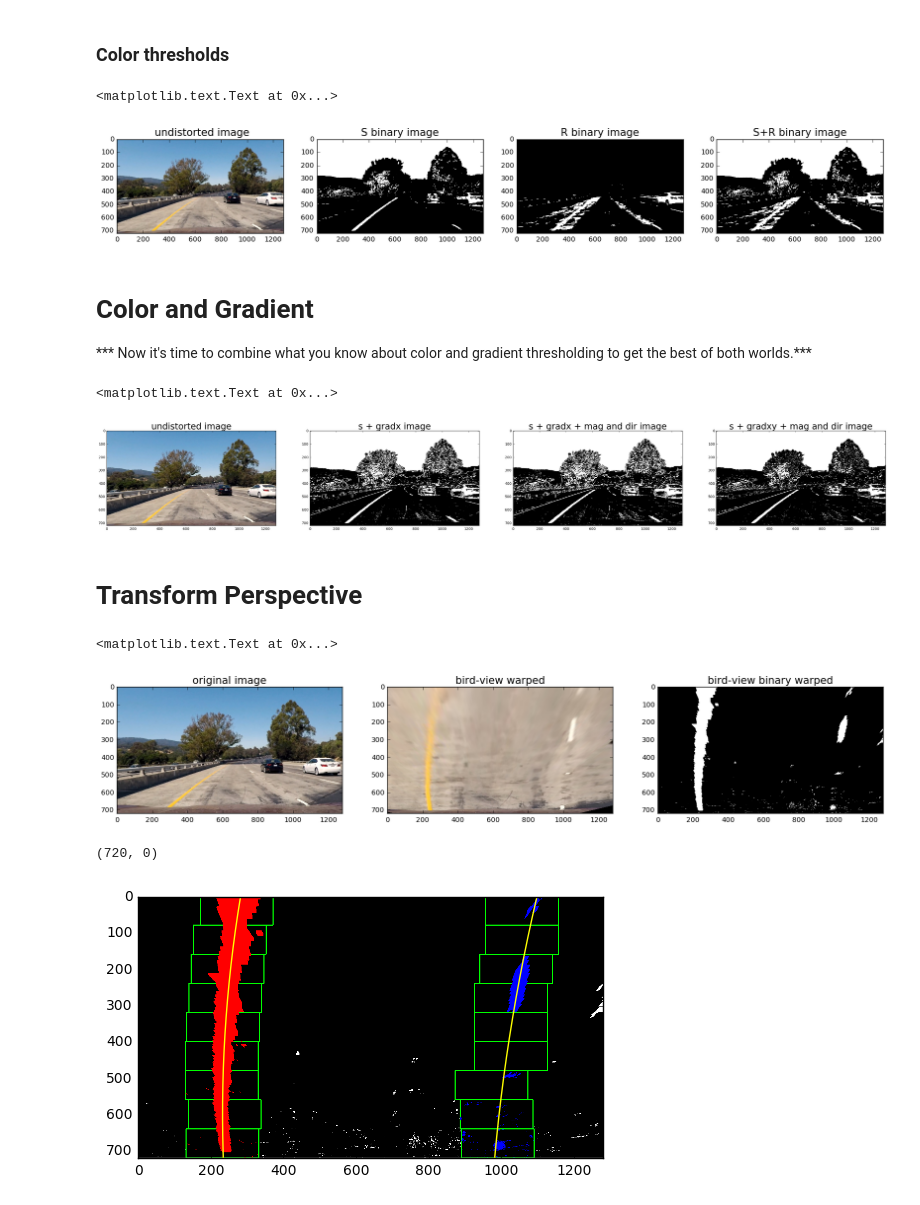
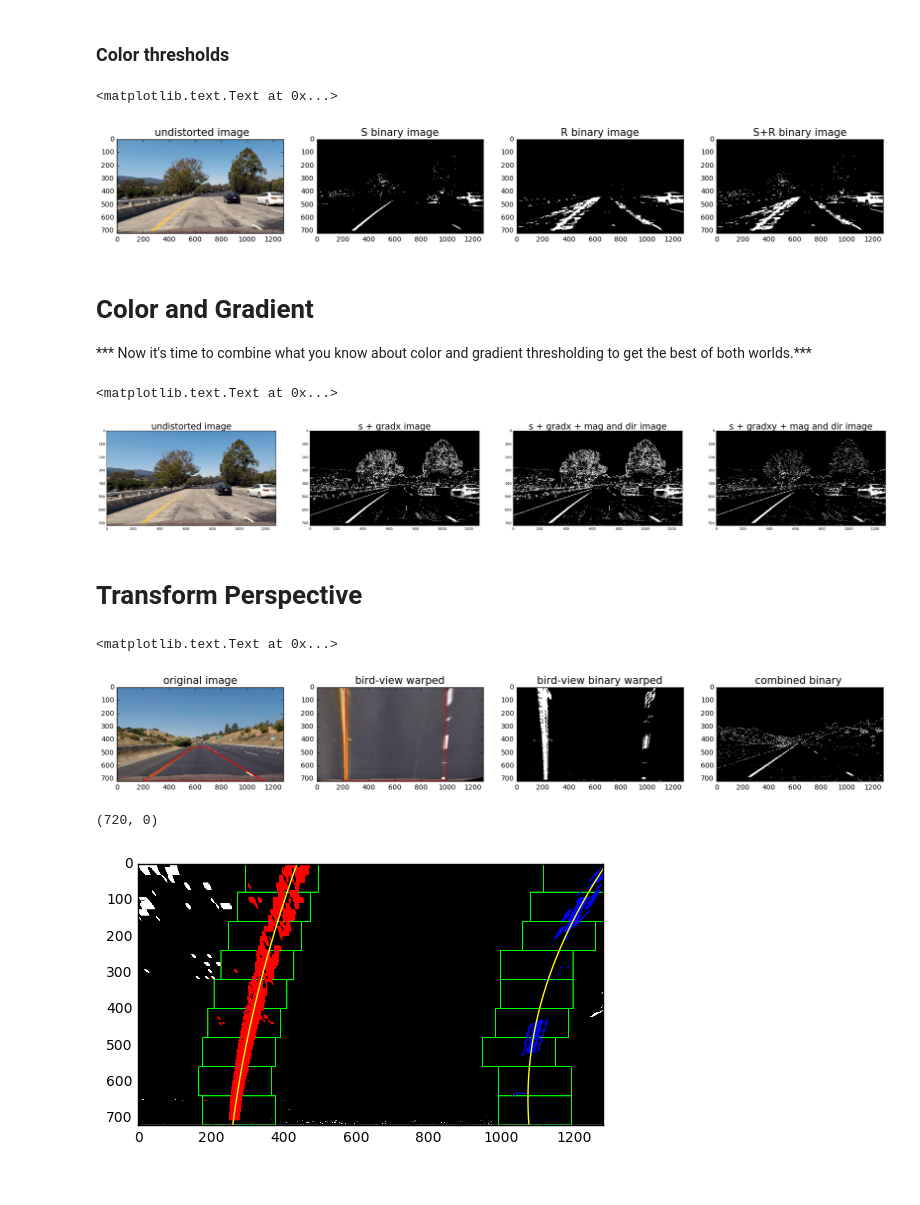
Before and after one commit to ganeshsetty/CarND-Advanced-Lane-Lines, a Jupyter notebook: lane_lines_framewise_analysis.ipynb, the cells around one changed output. Saved outputs shown, nothing was run; the diff lists cells and outputs as text; code cells hidden in the pictures.

Commit message:
Tuned perspective transform

```diff
--- a/lane_lines_framewise_analysis.ipynb
+++ b/lane_lines_framewise_analysis.ipynb
@@ -144,7 +138,7 @@ image = distort_correct(image,mtx,dist,camera_img_size)
 
 kernel_size = 3
 image = gaussian_blur(image, kernel_size)
-s_binary,r_binary = color_threshold(image,(100,255))
+s_binary,r_binary = color_threshold(image,(150,255))
 
 # Combine the two binary thresholds
 combined_binary = np.zeros_like(s_binary)
@@ -162,11 +156,13 @@ ax4.imshow(combined_binary,cmap='gray')
 ax4.set_title('S+R binary image', fontsize=15)
 # %% [output]
 <matplotlib.text.Text at 0x...>
-[figure, old version]
+[figure, new version]
 # %% [markdown]
 # Color and Gradient
 *** Now it's time to combine what you know about color and gradient thresholding to get the best of both worlds.***
 # %%
+### Experimenting with different threshold techniques (color and Gradient) analysing with visualization
+
 image = mpimage.imread('test_images/test1.jpg')
 image = distort_correct(image,mtx,dist,camera_img_size)
 
@@ -175,7 +171,7 @@ gradx = abs_sobel_thresh(image, orient='x', sobel_kernel=ksize, thresh=(20, 100)
 grady = abs_sobel_thresh(image, orient='y', sobel_kernel=ksize, thresh=(100, 150))
 mag_binary = mag_thresh(image, sobel_kernel=ksize, mag_thresh=(30, 100))
 dir_binary = dir_threshold(image, sobel_kernel=15, thresh=(0.7, 1.3))
-s_binary,r_binary = color_threshold(image,(100,255))
+s_binary,r_binary = color_threshold(image,(150,255))
 
 combined_binary = np.zeros_like(gradx)
 combined_binary1 = np.zeros_like(gradx)
@@ -199,14 +195,15 @@ ax4.imshow(combined_binary2,cmap='gray')
 ax4.set_title('s + gradxy + mag and dir image', fontsize=25)
 # %% [output]
 <matplotlib.text.Text at 0x...>
-[figure, old version]
+[figure, new version]
 # %% [markdown]
 # Transform Perspective
 # %%
 ### Perspective transform is one time calculation
 def perspective_transform():
-    src = np.float32([[616,465],[656,465],[1120,720],[205,720]])  # best working
-    dst = np.float32([[430,0],[656,0],[955,720],[205,720]])  # best working
+
+    src = np.float32([[585,460],[695,460],[1127,720],[203,720]])  # best working
+    dst = np.float32([[220,0],[985,0],[985,720],[220,720]])  # best working
 
     #use cv2.getPerspectiveTransform() to get M, the transform matrix
     M = cv2.getPerspectiveTransform(src, dst)
@@ -216,39 +213,58 @@ def perspective_transform():
 
     return M,Minv
 # %%
+### Get warped image, given an undistorted image as input
 def corners_unwarp(image):
-    ### Visualization of images as bird-view
-
+    ### Visualization of images as birds-view
+    # Sobel kernel size
     ksize = 3
-
     img_size = (image.shape[1],image.shape[0])
-
-    gradx = abs_sobel_thresh(image, orient='x', sobel_kernel=ksize, thresh=(50, 200))
+    ### Absolute value of gradient in 'x' direction
+    gradx = abs_sobel_thresh(image, orient='x', sobel_kernel=ksize, thresh=(50, 255))
+    ### Absolute value of gradient in 'y' direction
     grady = abs_sobel_thresh(image, orient='y', sobel_kernel=ksize, thresh=(100, 150))
+    ###  The magnitude of gradient in both the x and y directions
     mag_binary = mag_thresh(image, sobel_kernel=ksize, mag_thresh=(30, 100))
+    ### computes the direction of the gradient and applies a threshold
     dir_binary = dir_threshold(image, sobel_kernel=15, thresh=(0.7, 1.3))
-    s_binary,r_binary = color_threshold(image,(100,255))
+    ### compute S channel for yellow line detection from HSV image and get binary image of S channel.Note r_binary is not used
+    ### while combining color and gradient thresholds
+    s_binary,r_binary = color_threshold(image,(150,255))
 
     combined_binary = np.zeros_like(gradx)
-    combined_binary[(s_binary == 1) | (gradx ==1) | ((mag_binary == 1) & (dir_binary == 1)) ] = 1
+    #combined_binary[(s_binary == 1) | (gradx ==1) | ((mag_binary == 1) & (dir_binary == 1)) ] = 1
+    combined_binary[(s_binary == 1) | ((gradx == 1) & (grady == 1)) | ((mag_binary == 1) & (dir_binary == 1))] = 1
 
     warped =  cv2.warpPerspective(image, M, img_size, flags=cv2.INTER_LINEAR)
     binary_warped = cv2.warpPerspective(combined_binary, M, img_size, flags=cv2.INTER_LINEAR)
 
-    return warped,binary_warped
+    return warped,binary_warped,combined_binary
 
+### Take a straight lane line image and do perspective transform and verify the plot. The birds-view should display
+### left and right lane line are almost parallel lines
 M,Minv = perspective_transform()
-image = mpimage.imread('test_images/test1.jpg')
-warped,binary_warped = corners_unwarp(image)
+image = mpimage.imread('test_images/straight_lines1.jpg')
 
-f, (ax1, ax2, ax3) = plt.subplots(1,3, figsize=(20,10))
+warped,binary_warped,combined_binary = corners_unwarp(image)
+pts = np.array([[585,460],[690,460],[1127,720],[203,720]], np.int32)
+pts = pts.reshape((-1,1,2))
+cv2.polylines(image,[pts],True,(255,0,0),5)
+
+pts = np.array([[220,0],[985,0],[985,720],[220,720]], np.int32)
+pts = pts.reshape((-1,1,2))
+cv2.polylines(warped,[pts],True,(255,0,0),5)
+
+
+f, (ax1, ax2, ax3, ax4) = plt.subplots(1,4, figsize=(20,10))
 ax1.imshow(image)
 ax1.set_title('original image', fontsize=15)
 ax2.imshow(warped)
 ax2.set_title('bird-view warped', fontsize=15)
 ax3.imshow(binary_warped,cmap='gray')
 ax3.set_title('bird-view binary warped', fontsize=15)
+ax4.imshow(combined_binary,cmap='gray')
+ax4.set_title('combined binary ', fontsize=15)
 # %% [output]
 <matplotlib.text.Text at 0x...>
-[figure, old version]
+[figure, new version]
 # %%
@@ -256,6 +273,7 @@ def get_val(y,poly_coeff):
     # Returns value of a quadratic polynomial
     return poly_coeff[0]*y**2+poly_coeff[1]*y+poly_coeff[2]
 # %%
+### Implement Sliding Windows and Fit a Polynomial
 def polynomial_fit(binary_warped):
     # Assuming you have created a warped binary image called "binary_warped"
     # Take a histogram of the bottom half of the image
@@ -326,11 +344,9 @@ def polynomial_fit(binary_warped):
 
     return left_fit,right_fit,leftx,lefty,rightx,righty
 
-
 ### Visualization of windowing and polynomial fit
-
-image = mpimage.imread('test_images/test1.jpg')
-warped,binary_warped = corners_unwarp(image)
+image = mpimage.imread('test_images/test6.jpg')
+warped,binary_warped,combined_binary = corners_unwarp(image)
 # Create an output image to draw on and  visualize the result
 out_img = np.dstack((binary_warped, binary_warped, binary_warped))*255
 left_fit,right_fit,leftx,lefty,rightx,righty = polynomial_fit(binary_warped)
@@ -350,5 +366,5 @@ plt.xlim(0, 1280)
 plt.ylim(720, 0)
 # %% [output]
 (720, 0)
-[figure, old version]
+[figure, new version]
 # %%
```
Also changed, not shown: parts of 13 cells of this notebook.
